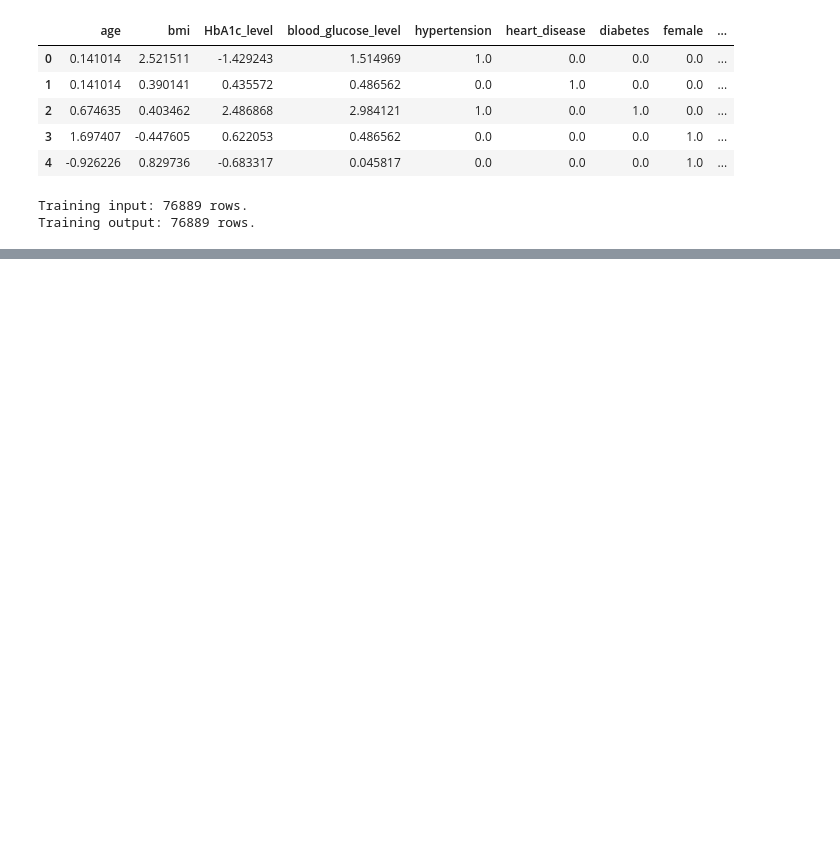
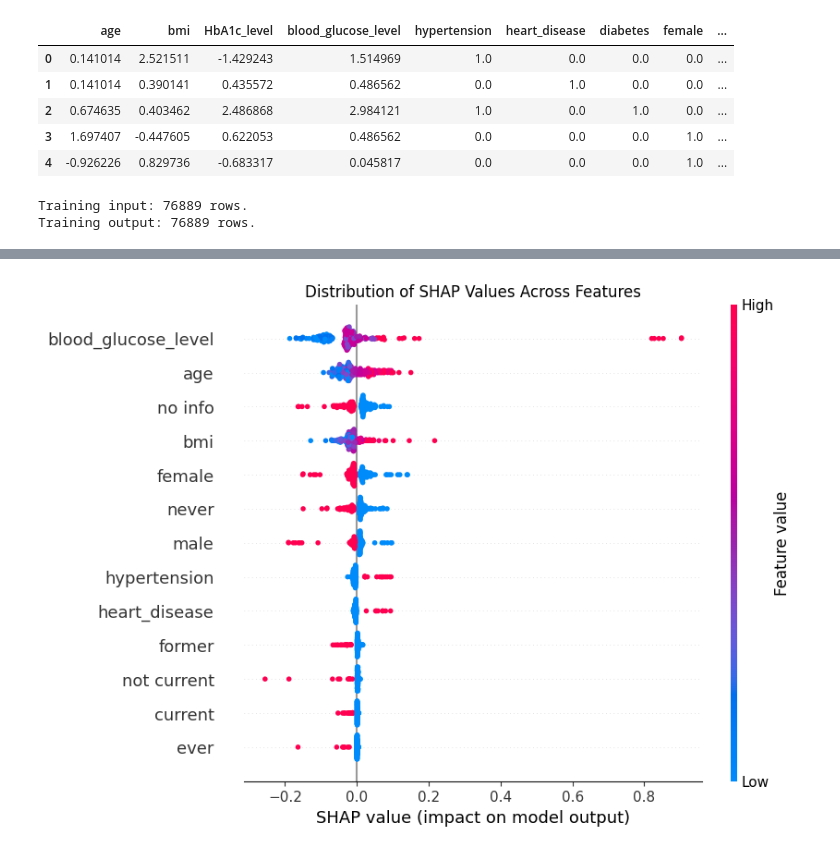
Before and after one commit to raygomez16/data309_datasciencecapstoneproject_diabetesprediction, a Jupyter notebook: 02_ANN_modeling.ipynb, the cells around one changed output, grey strips where cells are left out. Drawn from its saved outputs; the diff is of its cells as text; code cells hidden in the pictures; blank space fills up the shorter version.

```diff
--- a/02_ANN_modeling.ipynb
+++ b/02_ANN_modeling.ipynb
@@ -134 +162,38 @@ prediction_binary = pd.concat([test_output, y_pred], axis = 1)
 # pd.DataFrame(model.history).to_csv("training_history.csv", index=False)
+# %%
+# Extract feature names for reference in SHAP plots
+
+feature_names = train_input.columns.tolist()
+
+# Convert train/test inputs to numpy arrays (float32 for compatibility with SHAP and TensorFlow)
+
+train_i = train_input.to_numpy(dtype=np.float32)
+
+test_i = test_input.to_numpy(dtype=np.float32)
+
+# Select a random subset of training data as background for SHAP
+
+bg_idx = np.random.choice(train_i.shape[0], size=min(200, train_i.shape[0]), replace=False)
+background = train_i[bg_idx]
+
+# Create a SHAP masker that independently perturbs features using the background distribution
+# Build a SHAP explainer for the ANN model
+
+masker = shap.maskers.Independent(background)
+explainer = shap.Explainer(ann, masker)
+
+# Choose the first 200 test samples to explain and calculate the SHAP values
+
+x_explain = test_i[:200]
+shap_values = explainer(x_explain)
+
+# Attact the feature names to the SHAP values
+
+shap_values.feature_names = feature_names
+# %%
+shap.plots.beeswarm(shap_values, max_display=20, show = False)
+plt.title("Distribution of SHAP Values Across Features");
+
+# plt.savefig("SHAP_Beeswarm_Plot")
+# %% [output]
+[figure, added]
```
Also changed, not shown: parts of 12 cells of this notebook, 4 other files.
